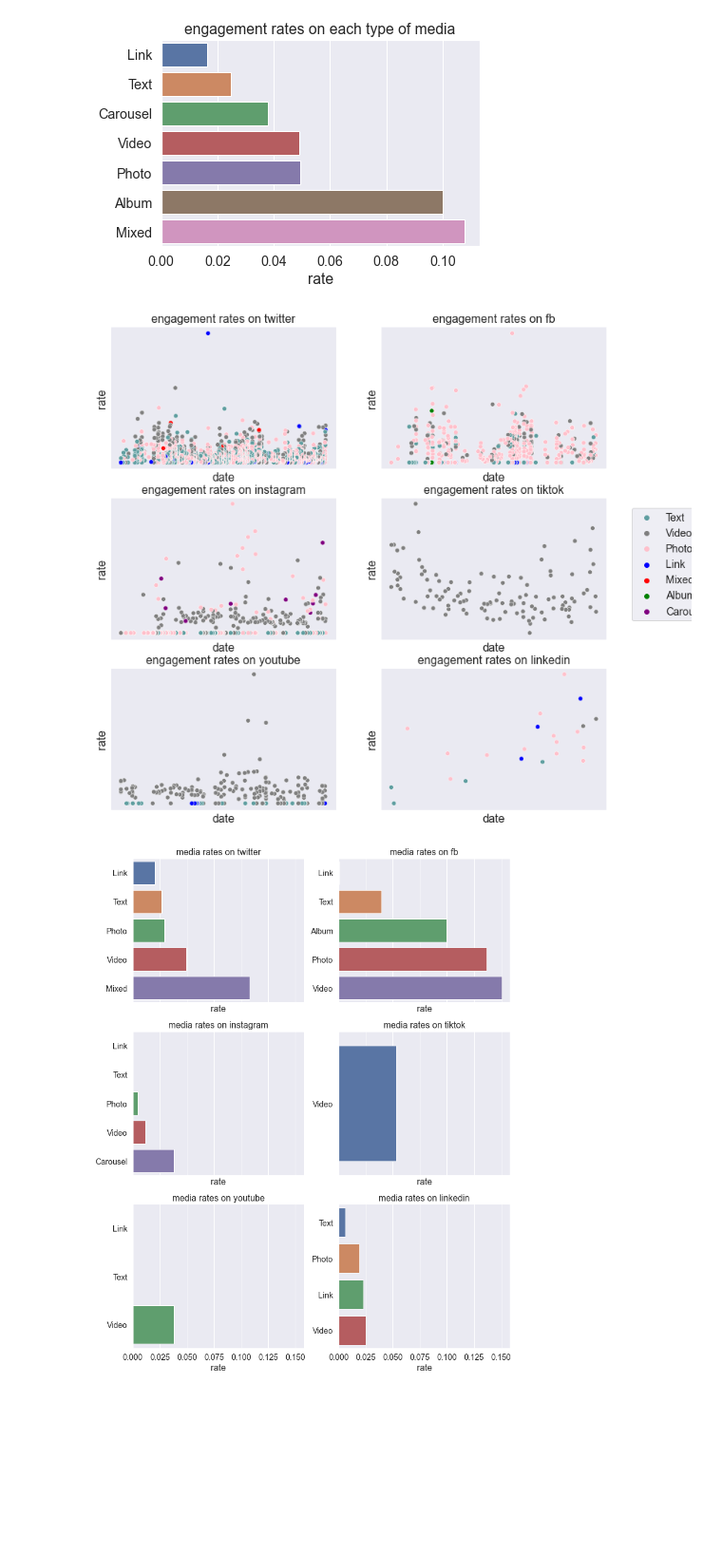
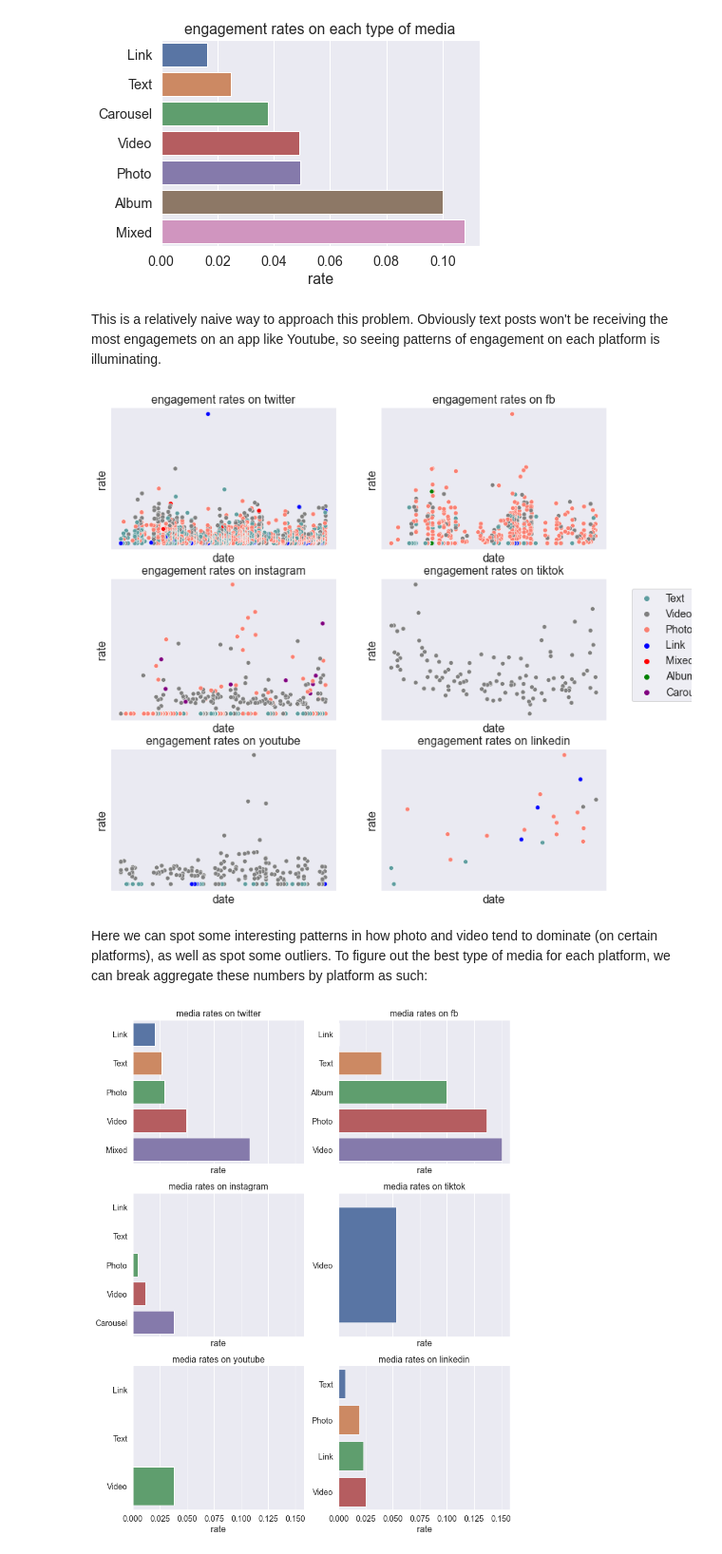
Before and after one commit to rdszhao/evil-analysis, a Jupyter notebook: report.ipynb, the cells around one changed output. Shown: that part at 95% size. Saved outputs shown, nothing was run; the diff lists cells and outputs as text; code cells hidden in the pictures; blank space fills up the shorter version.

```diff
--- a/report.ipynb
+++ b/report.ipynb
@@ -128,28 +128,32 @@ plot = sns.barplot(
 ).set(title='engagement rates on each type of media', ylabel=None)
 # %% [output]
 [figure]
+# %% [markdown]
+This is a relatively naive way to approach this problem. Obviously text posts won't be receiving the most engagemets on an app like Youtube, so seeing patterns of engagement on each platform is illuminating.
 # %%
 fig, axes = plt.subplots(3, 2, figsize=(12, 12))
 axes = axes.flatten()
 
 medias = df['media'].unique()
-colors = ['cadetblue', 'grey', 'pink', 'blue', 'purple', 'red', 'green']
+colors = ['cadetblue', 'grey', 'salmon', 'blue', 'purple', 'red', 'green']
 palette = dict(zip(medias, colors))
 
 for platform, ax in zip(df['platform'].unique(), axes):
 	dfd = df[df['platform'] == platform]
 	plot = sns.scatterplot(data=dfd, x='date', y='rate', hue='media', palette=palette, ax=ax)
 	axe = ax.get_legend().remove()
 	axe = ax.set_title(f"engagement rates on {platform}")
 	axe = ax.set_xticks([])
 	axe = ax.set_yticks([])
 
 lines_labels = [ax.get_legend_handles_labels() for ax in fig.axes]
 lines, labels = [sum(lol, []) for lol in zip(*lines_labels)]
 labels, lines = zip(*dict(zip(labels, lines)).items())
 fig = fig.legend(lines, labels, loc=(0.9, 0.4))
 # %% [output]
-[figure, old version]
+[figure, new version]
+# %% [markdown]
+Here we can spot some interesting patterns in how photo and video tend to dominate (on certain platforms), as well as spot some outliers. To figure out the best type of media for each platform, we can break aggregate these numbers by platform as such:
 # %%
 fig, axes = plt.subplots(3, 2, figsize=(12, 16), sharex=True)
 axes = axes.flatten()
```
Also changed, not shown: parts of 1 cell of this notebook.
